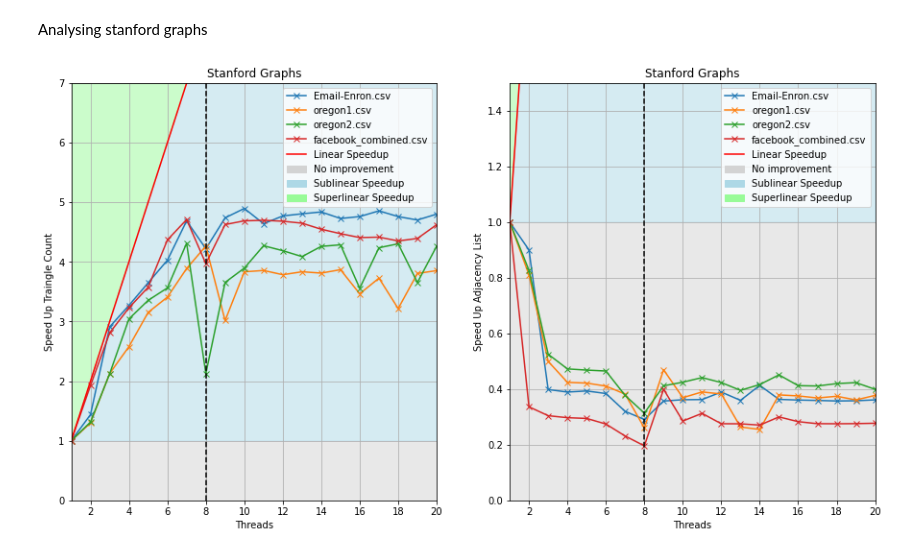
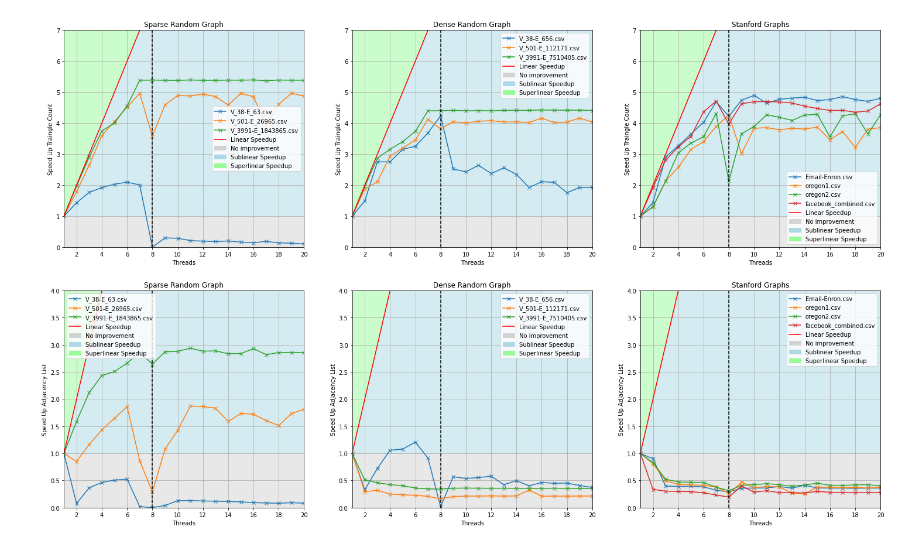
Before and after one commit to zuliani99/Undirected_Graphs_Triangle_Counter, a Jupyter notebook: Graph_Assignment1_LWMD.ipynb, the cells around one changed output. Cells and saved outputs as stored; diff of their text form; code cells hidden in the pictures.

```diff
--- a/Graph_Assignment1_LWMD.ipynb
+++ b/Graph_Assignment1_LWMD.ipynb
@@ -93,53 +32,54 @@ plt.show()
-# %% [markdown]
-Analysing stanford graphs
 # %%
 sta_graph_vec = [stanford_df[stanford_df['name'] == name].sort_values(by=['threads']) for name in stanford_df['name'].unique()]
+# %%
+graph_vector = [('Sparse Random Graph', dict_r_sparse), ('Dense Random Graph', dict_r_dense), ('Stanford Graphs', sta_graph_vec)]
 # %%
-fig, axs = plt.subplots(nrows=1, ncols=2, figsize=(15, 8))
+fig, axs = plt.subplots(nrows=2, ncols=3, figsize=(25, 15))
 
 y_label = ''
 y_lim = 0
 
-for id_c, col in enumerate(axs):
+for id_r, row in enumerate(axs):
+    if(id_r == 0):
+        y_label = 'speed_up_traingle_count'
+        y_lim = 7
+    else:
+        y_label = 'speed_up_adjacency_list'
+        y_lim = 4
+
+    for id_c, col in enumerate(row):
         seq_plot = []
 
-        if(id_c == 0):
-            y_label = 'speed_up_traingle_count'
-            y_lim = 7
-        else:
-            y_label = 'speed_up_adjacency_list'
-            y_lim = 1.5
-
-        for val in sta_graph_vec:
+        for val in graph_vector[id_c][1]:
             plot, = col.plot(threads, val[y_label], label=val['name'].unique()[0], marker='x')
             seq_plot.append(plot)
         threads = np.arange(1,21)
         plot, = col.plot(threads, threads, color='red', label='Linear Speedup')
         seq_plot.append(plot)
 
         col.fill_between(threads, 1, color='lightgrey', interpolate=True, alpha=0.5)
         col.fill_between(threads, 1, threads, color='lightblue', interpolate=True, alpha=0.5)
         col.fill_between(threads, threads, 20, color='palegreen', interpolate=True, alpha=0.5)
         col.axvline(x=8, color='black', ls='--')
 
 
         seq_plot.append(mpatches.Patch(color='lightgrey', label='No improvement'))
         seq_plot.append(mpatches.Patch(color='lightblue', label='Sublinear Speedup'))
         seq_plot.append(mpatches.Patch(color='palegreen', label='Superlinear Speedup'))
 
 
         col.set_xlabel('Threads')
         col.set_ylabel(y_label.replace('_', ' ').title())
-        col.set_title('Stanford Graphs')
+        col.set_title(graph_vector[id_c][0])
 
         col.legend(handles=seq_plot)
 
         col.set_xlim([1, 20])
         col.set_ylim([0, y_lim])
 
         col.grid()
         col.xaxis.set_major_locator(MaxNLocator(integer=True))
 
 plt.show()
 # %% [output]
-[figure, old version]
+[figure, new version]
```
Also changed, not shown: parts of 2 cells of this notebook, 2 other files.
